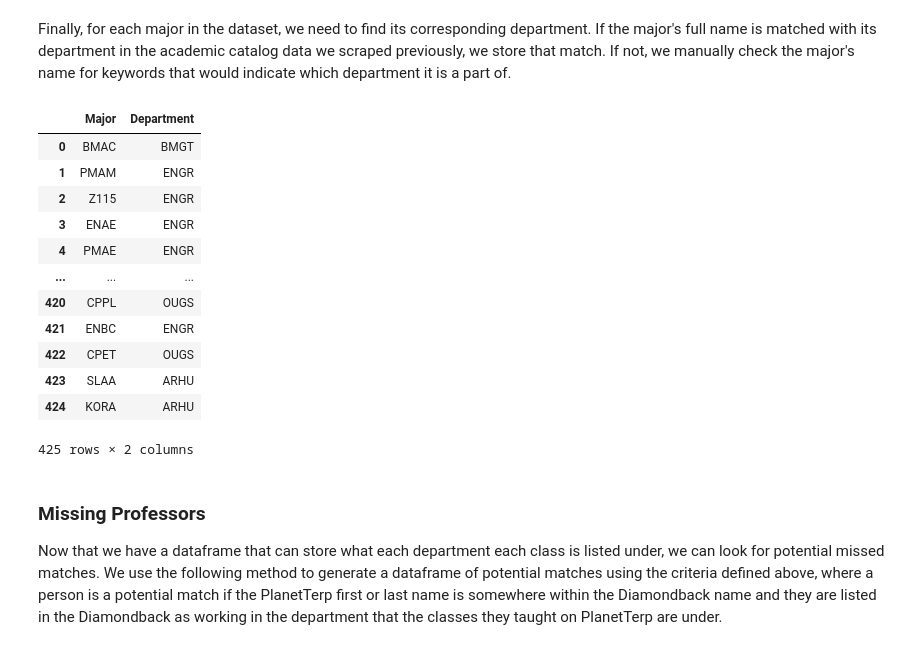
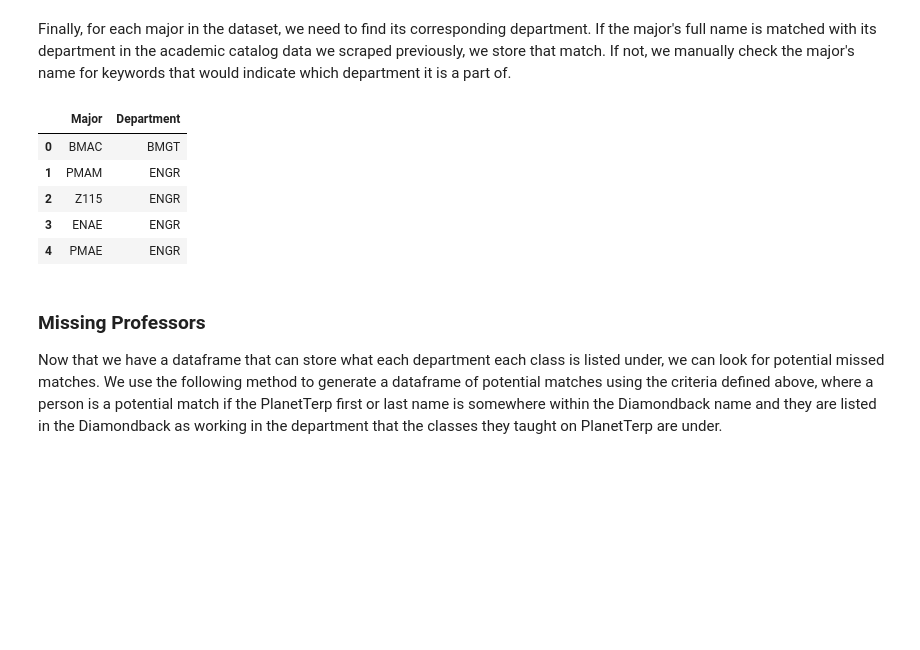
Before and after one commit to aaronl1661/teacherSalaryAnalysis, a Jupyter notebook: index.ipynb, the cells around one changed output. Cells and saved outputs as stored; diff of their text form; code cells hidden in the pictures; blank space fills up the shorter version.

```diff
--- a/index.ipynb
+++ b/index.ipynb
@@ -788,21 +792,14 @@ for i in uniqueMajors:
 # %%
 df_code_dept = pd.DataFrame.from_dict(final_code_to_school, orient='index').reset_index(names='Major').rename(columns={0:'Department'})
 # %%
-df_code_dept
+df_code_dept.head()
 # %% [output]
 |  | Major | Department |
 | 0 | BMAC | BMGT |
 | 1 | PMAM | ENGR |
 | 2 | Z115 | ENGR |
 | 3 | ENAE | ENGR |
 | 4 | PMAE | ENGR |
-| ... | ... | ... |
-| 420 | CPPL | OUGS |
-| 421 | ENBC | ENGR |
-| 422 | CPET | OUGS |
-| 423 | SLAA | ARHU |
-| 424 | KORA | ARHU |
-425 rows × 2 columns
 # %% [markdown]
 ### Missing Professors <a class="anchor" id = "missing-professors"></a>
 
```
Also changed, not shown: parts of 34 cells of this notebook, 1 other file.
